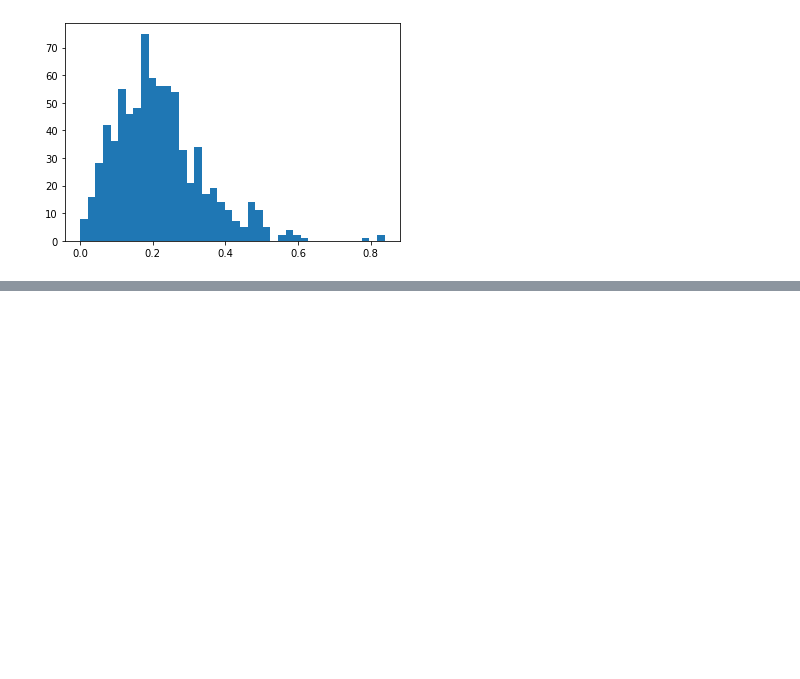
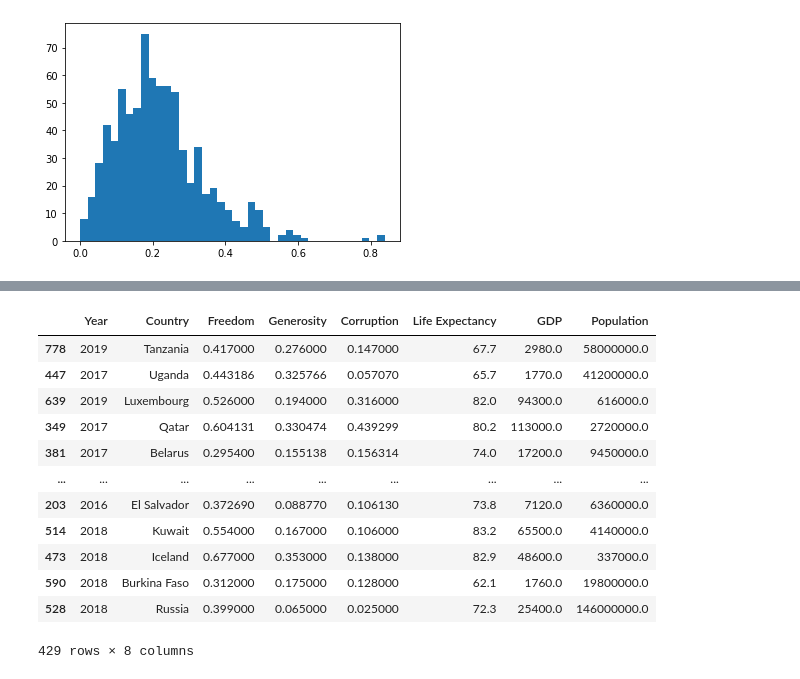
Before and after one commit to aidan-ching/happiness_index_data_analysis, a Jupyter notebook: Happiness .ipynb, the cells around one changed output, grey strips where cells are left out. Saved outputs shown, nothing was run; the diff lists cells and outputs as text; code cells hidden in the pictures; blank space fills up the shorter version.

```diff
--- a/Happiness .ipynb
+++ b/Happiness .ipynb
@@ -221,0 +265,16 @@ plt.hist(totalSet["Generosity"], bins=40)
+# %%
+X_train
+# %% [output]
+|  | Year | Country | Freedom | Generosity | Corruption | Life Expectancy | GDP | Population |
+| 778 | 2019 | Tanzania | 0.417000 | 0.276000 | 0.147000 | 67.7 | 2980.0 | 58000000.0 |
+| 447 | 2017 | Uganda | 0.443186 | 0.325766 | 0.057070 | 65.7 | 1770.0 | 41200000.0 |
+| 639 | 2019 | Luxembourg | 0.526000 | 0.194000 | 0.316000 | 82.0 | 94300.0 | 616000.0 |
+| 349 | 2017 | Qatar | 0.604131 | 0.330474 | 0.439299 | 80.2 | 113000.0 | 2720000.0 |
+| 381 | 2017 | Belarus | 0.295400 | 0.155138 | 0.156314 | 74.0 | 17200.0 | 9450000.0 |
+| ... | ... | ... | ... | ... | ... | ... | ... | ... |
+| 203 | 2016 | El Salvador | 0.372690 | 0.088770 | 0.106130 | 73.8 | 7120.0 | 6360000.0 |
+| 514 | 2018 | Kuwait | 0.554000 | 0.167000 | 0.106000 | 83.2 | 65500.0 | 4140000.0 |
+| 473 | 2018 | Iceland | 0.677000 | 0.353000 | 0.138000 | 82.9 | 48600.0 | 337000.0 |
+| 590 | 2018 | Burkina Faso | 0.312000 | 0.175000 | 0.128000 | 62.1 | 1760.0 | 19800000.0 |
+| 528 | 2018 | Russia | 0.399000 | 0.065000 | 0.025000 | 72.3 | 25400.0 | 146000000.0 |
+429 rows × 8 columns
```
Also changed, not shown: parts of 13 cells of this notebook.
